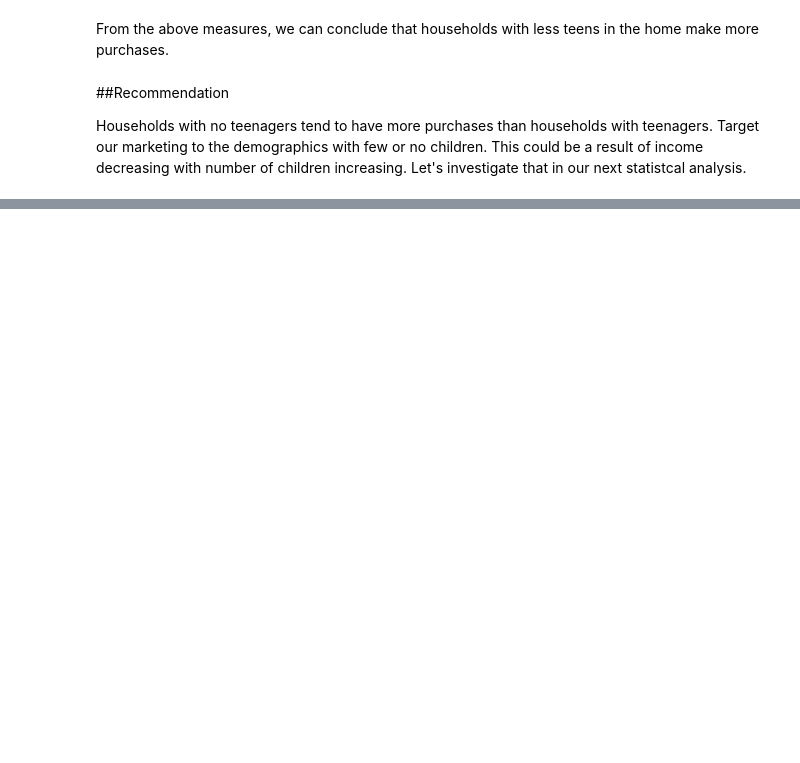
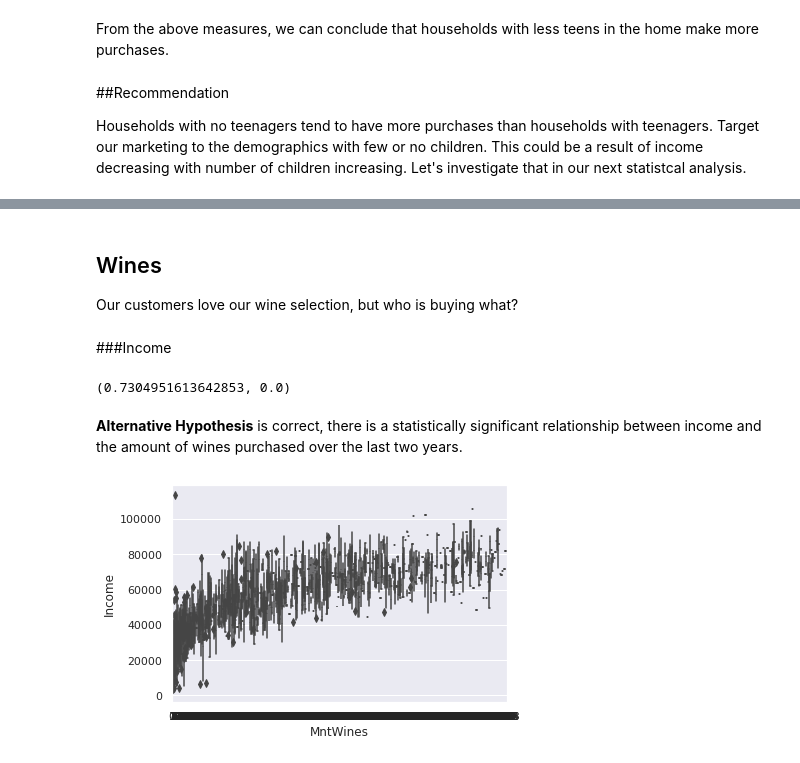
Before and after one commit to clanderson23/Grocery-Analysis, a Jupyter notebook: Grocery_Market_Analysis.ipynb, the cells around one changed output, grey strips where cells are left out. Cells and saved outputs as stored; diff of their text form; code cells hidden in the pictures; blank space fills up the shorter version.

```diff
--- a/Grocery_Market_Analysis.ipynb
+++ b/Grocery_Market_Analysis.ipynb
@@ -235,0 +246,17 @@ Index(['Income', 'Kidhome', 'Teenhome', 'Recency', 'MntWines', 'MntFruits',
+# %% [markdown]
+## Wines
+
+Our customers love our wine selection, but who is buying what?
+# %% [markdown]
+###Income
+# %%
+stats.pearsonr(market_df['Income'], market_df['MntWines'])
+# %% [output]
+(0.7304951613642853, 0.0)
+# %% [markdown]
+**Alternative Hypothesis** is correct, there is a statistically significant relationship between income and the amount of wines purchased over the last two years.
+# %%
+sns.boxplot(y= 'Income', x= 'MntWines', data=market_df)
+plt.ioff()
+# %% [output]
+[figure, added]
```
Also changed, not shown: parts of 23 cells of this notebook.
